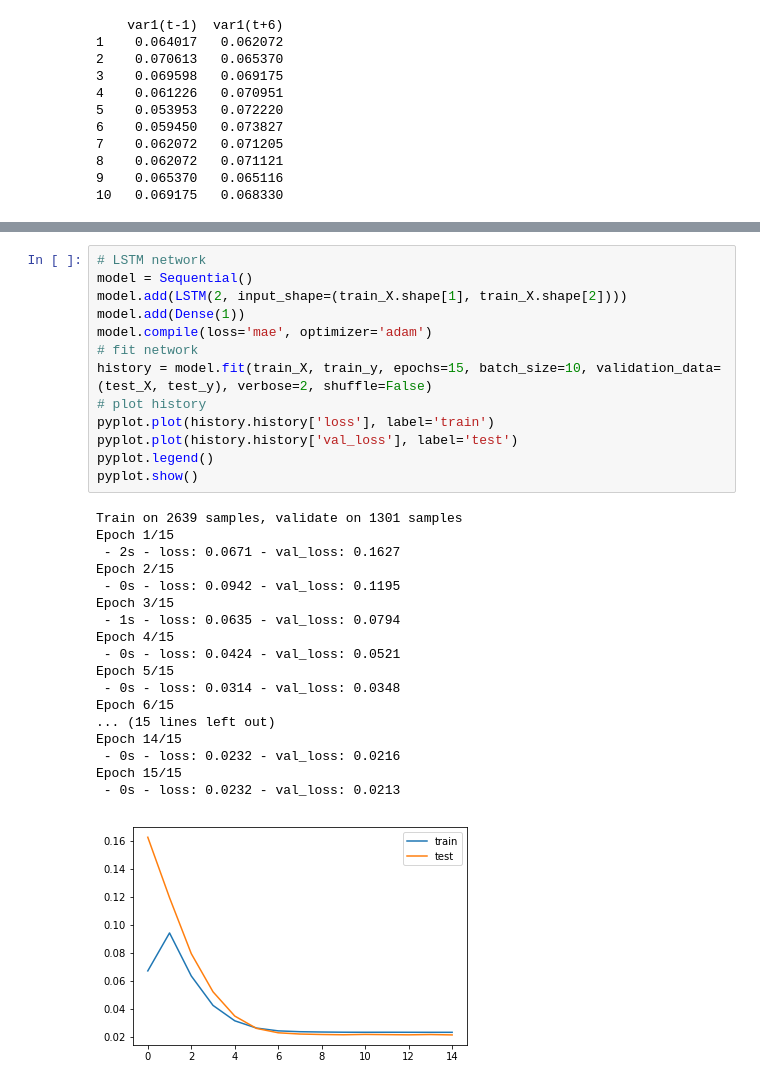
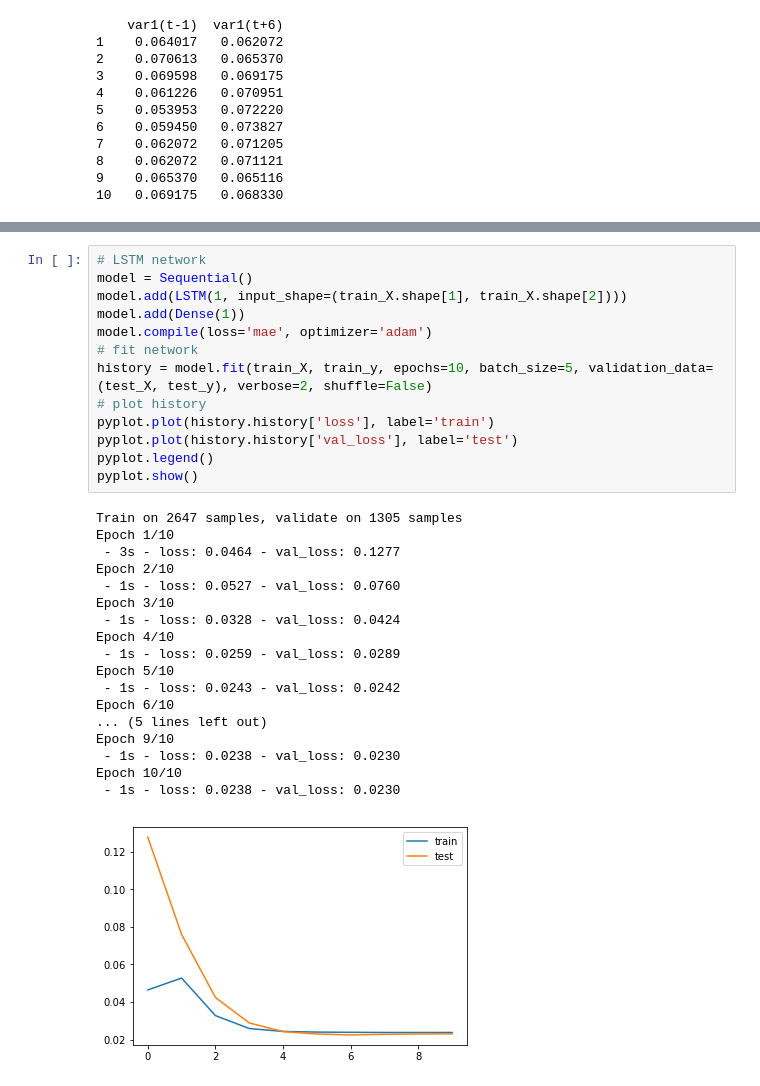
Before and after one commit to pszkilnyk/skittles, a Jupyter notebook: O7.ipynb, the cells around one changed output, grey strips where cells are left out. Drawn from its saved outputs; the diff is of its cells as text.

```diff
--- a/O7.ipynb
+++ b/O7.ipynb
@@ -93,35 +93,35 @@ print(train_X.shape, train_y.shape, test_X.shape, test_y.shape)
 # %%
 # LSTM network
 model = Sequential()
-model.add(LSTM(2, input_shape=(train_X.shape[1], train_X.shape[2])))
+model.add(LSTM(1, input_shape=(train_X.shape[1], train_X.shape[2])))
 model.add(Dense(1))
 model.compile(loss='mae', optimizer='adam')
 # fit network
-history = model.fit(train_X, train_y, epochs=15, batch_size=10, validation_data=(test_X, test_y), verbose=2, shuffle=False)
+history = model.fit(train_X, train_y, epochs=10, batch_size=5, validation_data=(test_X, test_y), verbose=2, shuffle=False)
 # plot history
 pyplot.plot(history.history['loss'], label='train')
 pyplot.plot(history.history['val_loss'], label='test')
 pyplot.legend()
 pyplot.show()
 # %% [output]
-Train on 2639 samples, validate on 1301 samples
-Epoch 1/15
- - 2s - loss: 0.0671 - val_loss: 0.1627
-Epoch 2/15
- - 0s - loss: 0.0942 - val_loss: 0.1195
-Epoch 3/15
- - 1s - loss: 0.0635 - val_loss: 0.0794
-Epoch 4/15
- - 0s - loss: 0.0424 - val_loss: 0.0521
-Epoch 5/15
- - 0s - loss: 0.0314 - val_loss: 0.0348
-Epoch 6/15
-... (15 lines left out)
-Epoch 14/15
- - 0s - loss: 0.0232 - val_loss: 0.0216
-Epoch 15/15
- - 0s - loss: 0.0232 - val_loss: 0.0213
+Train on 2647 samples, validate on 1305 samples
+Epoch 1/10
+ - 3s - loss: 0.0464 - val_loss: 0.1277
+Epoch 2/10
+ - 1s - loss: 0.0527 - val_loss: 0.0760
+Epoch 3/10
+ - 1s - loss: 0.0328 - val_loss: 0.0424
+Epoch 4/10
+ - 1s - loss: 0.0259 - val_loss: 0.0289
+Epoch 5/10
+ - 1s - loss: 0.0243 - val_loss: 0.0242
+Epoch 6/10
+... (5 lines left out)
+Epoch 9/10
+ - 1s - loss: 0.0238 - val_loss: 0.0230
+Epoch 10/10
+ - 1s - loss: 0.0238 - val_loss: 0.0230
-[figure, old version]
+[figure, new version]
 # %%
 # make a prediction
 yhat = model.predict(test_X)
```
Also changed, not shown: parts of 3 cells of this notebook, 3 other files.
